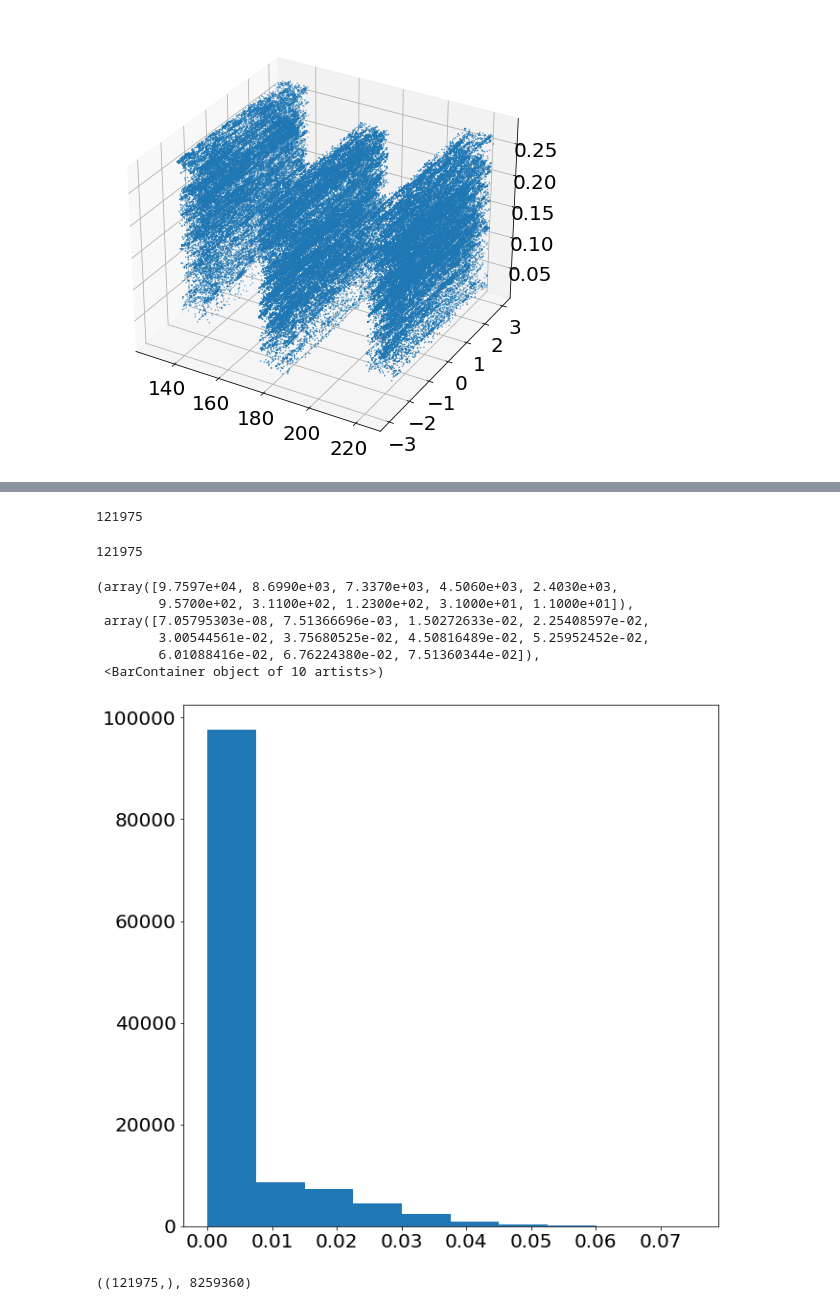
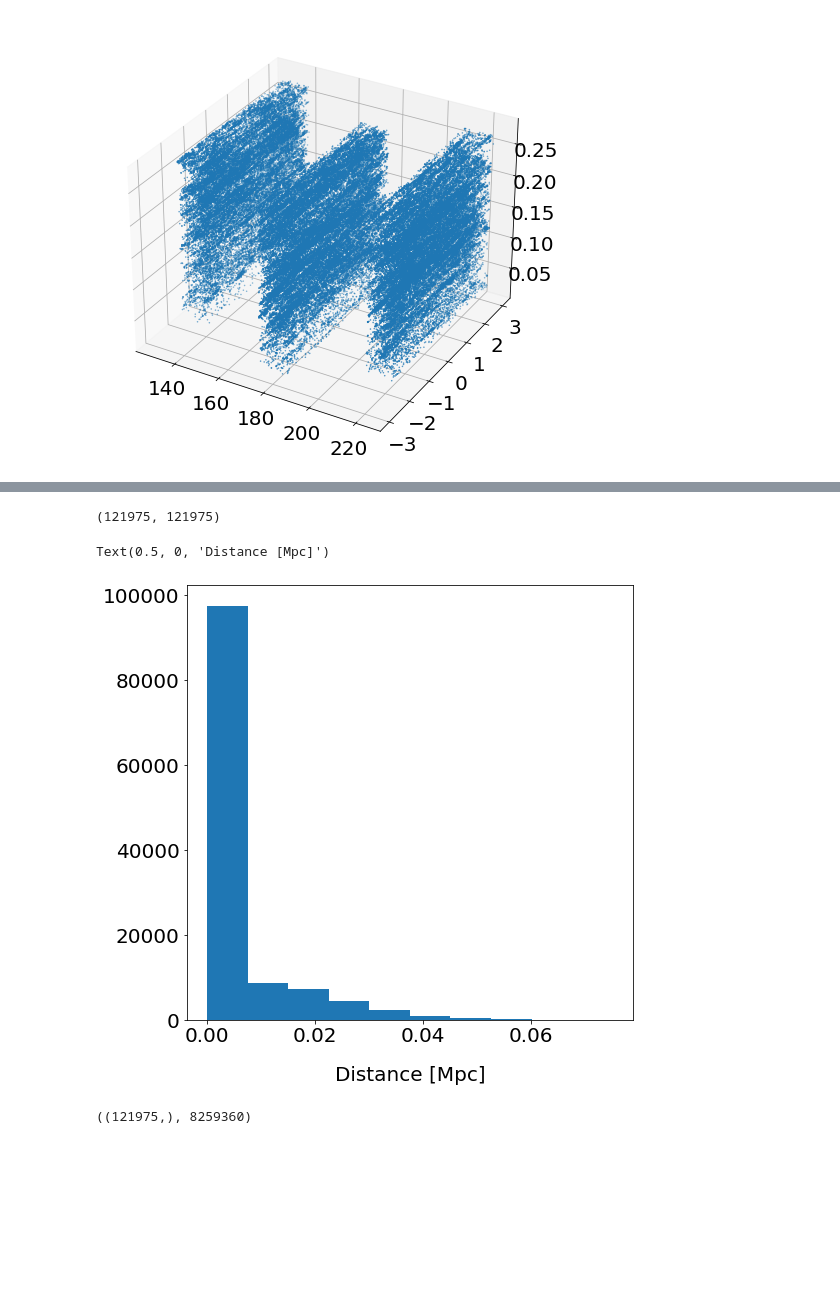
Before and after one commit to jsuarez314/alignment_desi, a Jupyter notebook: GAMA_DES_match.ipynb, the cells around one changed output, grey strips where cells are left out. Drawn from its saved outputs; the diff is of its cells as text; code cells hidden in the pictures; blank space fills up the shorter version.

Commit message:
GAMA DES match

```diff
--- a/GAMA_DES_match.ipynb
+++ b/GAMA_DES_match.ipynb
@@ -88,22 +87,15 @@ tree = KDTree(np.c_[ra_des, dec_des])
 distances, indices = tree.query(np.c_[ra_gama, dec_gama], k=1)
 # %%
-len(indices)
+len(indices), len(ra_gama)
 # %% [output]
-121975
+(121975, 121975)
-# %%
-len(ra_gama)
-# %% [output]
-121975
 # %%
-pl.hist(distances)
+fig = pl.figure(figsize=(8,8))
+_ = pl.hist(distances)
+pl.xlabel('Distance [Mpc]')
 # %% [output]
-(array([9.7597e+04, 8.6990e+03, 7.3370e+03, 4.5060e+03, 2.4030e+03,
-        9.5700e+02, 3.1100e+02, 1.2300e+02, 3.1000e+01, 1.1000e+01]),
- array([7.05795303e-08, 7.51366696e-03, 1.50272633e-02, 2.25408597e-02,
-        3.00544561e-02, 3.75680525e-02, 4.50816489e-02, 5.25952452e-02,
-        6.01088416e-02, 6.76224380e-02, 7.51360344e-02]),
- <BarContainer object of 10 artists>)
+Text(0.5, 0, 'Distance [Mpc]')
-[figure, old version]
+[figure, new version]
 # %%
 np.shape(indices), indices[0]
 # %% [output]
```
Also changed, not shown: parts of 53 cells of this notebook, 2 other files.
